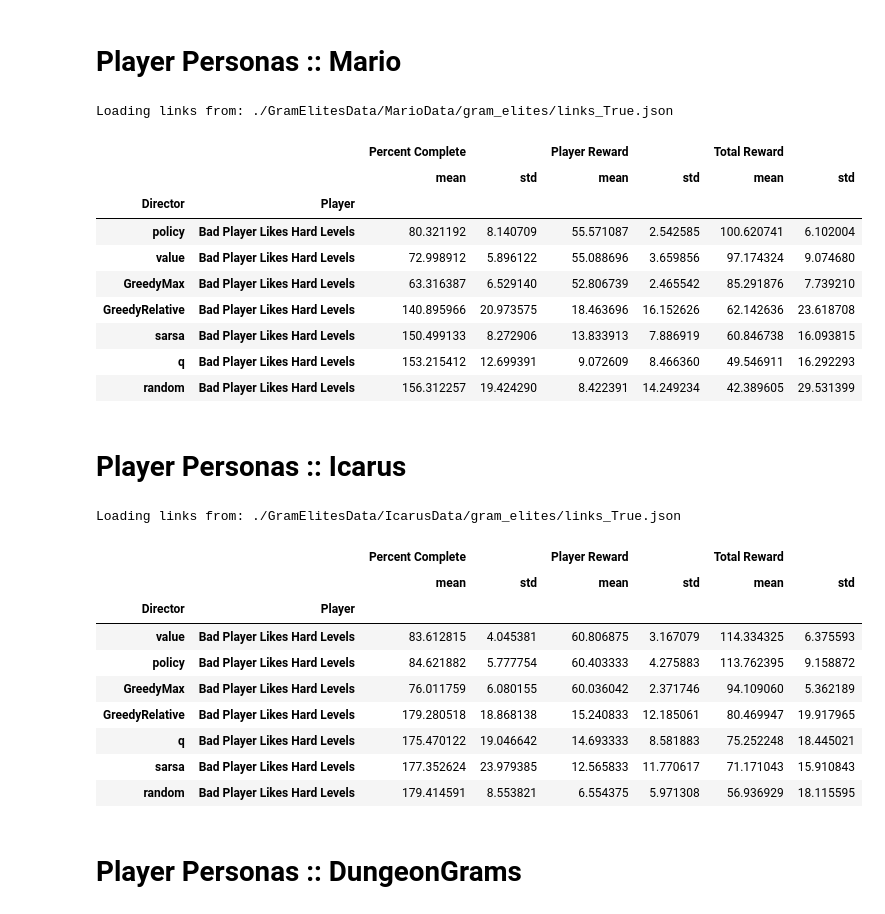
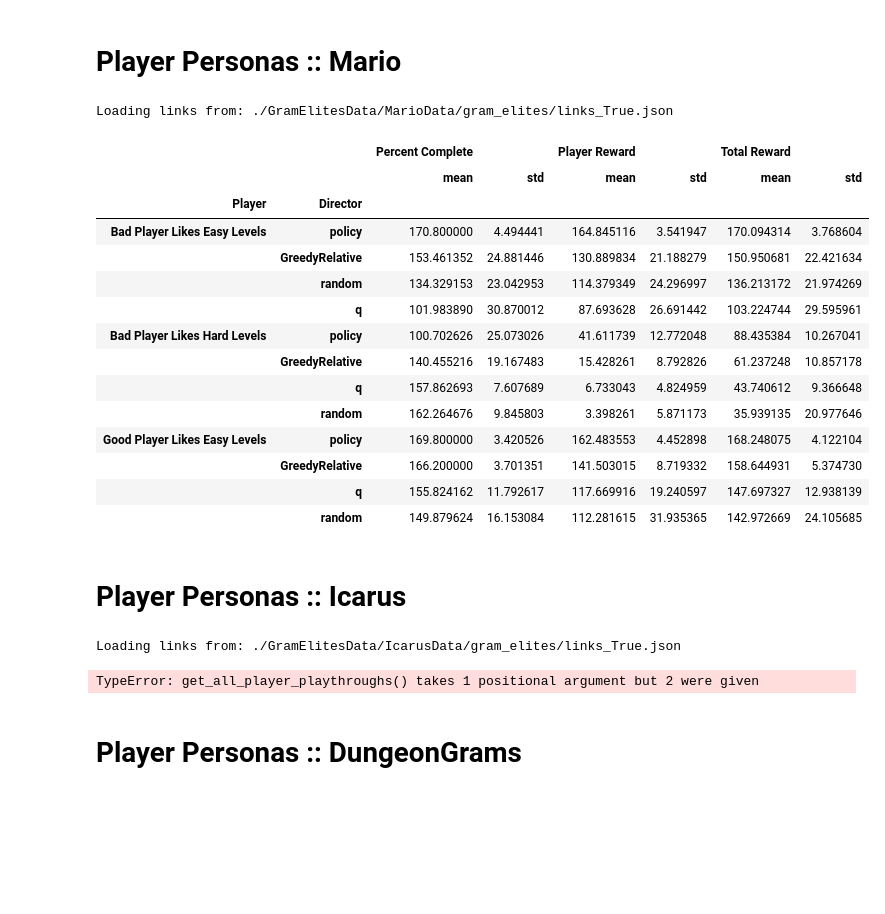
Before and after one commit to crowdgames/mdp-level-assembly, a Jupyter notebook: Analysis.ipynb, the cells around one changed output. Saved outputs shown, nothing was run; the diff lists cells and outputs as text; code cells hidden in the pictures; blank space fills up the shorter version.

Commit message:
two new palyer types, a better table for in the notebook, and cleaned up some files that are no longer used

```diff
--- a/Analysis.ipynb
+++ b/Analysis.ipynb
@@ -170,13 +147,22 @@ plot_reward_over_time(playthroughs)
 # %% [markdown]
 # Player Personas
+# %%
+def get_all_player_playthroughs(config):
+    playthroughs = []
+    for path in glob(join(config.BASE_DIR, 'player_*')):
+        path_split = path.split('/')[-1].split('_')
+        player = path_split[1]
+        director = path_split[-1].split('.')[0]
+
+        with open(path, 'r') as f:
+            playthroughs.append((player, director, load(f)))
+
+    return playthroughs
 # %%
 def get_df(playthroughs):
     data = []
     labels = ['Director', 'Player', 'Percent Complete', 'Player Reward', 'Total Reward']
-    for name, run_data in playthroughs:
-        director_name = name.split('.')[0].split('_')[-1]
-        player_name = name.split('_')[1]
-
+    for player, director, run_data in playthroughs:
         for run in run_data:
             run_percent_complete = 0
             run_player_reward = 0
@@ -189,57 +175,54 @@ def get_df(playthroughs):
                     run_total_reward += total_reward
 
             data.append((
-                director_name,
-                player_name,
+                director,
+                player,
                 run_percent_complete,
                 run_player_reward,
                 run_total_reward))
 
     return pd.DataFrame(data, columns=labels)\
-        .groupby(['Director', 'Player']).agg(['mean', 'std']) \
-        .sort_values(by=('Total Reward', 'mean'), ascending=False)
+        .groupby(['Player', 'Director']).agg(['mean', 'std']) \
+        .sort_values(by=('Total Reward', 'mean'), ascending=False) \
+        .sort_values(by=('Player'))
 # %% [markdown]
 # Player Personas :: Mario
 # %%
 config = Mario
 graph = Utility.get_graph(config, True)
-playthroughs = get_player_playthroughs(config, 'Bad Player Likes Hard Levels')
-df = get_df(playthroughs)
-mario_player_persona_table = df.to_latex() # store in case we want it
+player_playthroughs = get_all_player_playthroughs(config)
+df = get_df(player_playthroughs)
+# mario_player_persona_table = df.to_latex() # store in case we want it
 df
 # %% [output]
 Loading links from: ./GramElitesData/MarioData/gram_elites/links_True.json
 |  |  | Percent Complete |  | Player Reward |  | Total Reward |  |
 |  |  | mean | std | mean | std | mean | std |
-| Director | Player |  |  |  |  |  |  |
-| policy | Bad Player Likes Hard Levels | 80.321192 | 8.140709 | 55.571087 | 2.542585 | 100.620741 | 6.102004 |
-| value | Bad Player Likes Hard Levels | 72.998912 | 5.896122 | 55.088696 | 3.659856 | 97.174324 | 9.074680 |
-| GreedyMax | Bad Player Likes Hard Levels | 63.316387 | 6.529140 | 52.806739 | 2.465542 | 85.291876 | 7.739210 |
-| GreedyRelative | Bad Player Likes Hard Levels | 140.895966 | 20.973575 | 18.463696 | 16.152626 | 62.142636 | 23.618708 |
-| sarsa | Bad Player Likes Hard Levels | 150.499133 | 8.272906 | 13.833913 | 7.886919 | 60.846738 | 16.093815 |
-| q | Bad Player Likes Hard Levels | 153.215412 | 12.699391 | 9.072609 | 8.466360 | 49.546911 | 16.292293 |
-| random | Bad Player Likes Hard Levels | 156.312257 | 19.424290 | 8.422391 | 14.249234 | 42.389605 | 29.531399 |
+| Player | Director |  |  |  |  |  |  |
+| Bad Player Likes Easy Levels | policy | 170.800000 | 4.494441 | 164.845116 | 3.541947 | 170.094314 | 3.768604 |
+|  | GreedyRelative | 153.461352 | 24.881446 | 130.889834 | 21.188279 | 150.950681 | 22.421634 |
+|  | random | 134.329153 | 23.042953 | 114.379349 | 24.296997 | 136.213172 | 21.974269 |
+|  | q | 101.983890 | 30.870012 | 87.693628 | 26.691442 | 103.224744 | 29.595961 |
+| Bad Player Likes Hard Levels | policy | 100.702626 | 25.073026 | 41.611739 | 12.772048 | 88.435384 | 10.267041 |
+|  | GreedyRelative | 140.455216 | 19.167483 | 15.428261 | 8.792826 | 61.237248 | 10.857178 |
+|  | q | 157.862693 | 7.607689 | 6.733043 | 4.824959 | 43.740612 | 9.366648 |
+|  | random | 162.264676 | 9.845803 | 3.398261 | 5.871173 | 35.939135 | 20.977646 |
+| Good Player Likes Easy Levels | policy | 169.800000 | 3.420526 | 162.483553 | 4.452898 | 168.248075 | 4.122104 |
+|  | GreedyRelative | 166.200000 | 3.701351 | 141.503015 | 8.719332 | 158.644931 | 5.374730 |
+|  | q | 155.824162 | 11.792617 | 117.669916 | 19.240597 | 147.697327 | 12.938139 |
+|  | random | 149.879624 | 16.153084 | 112.281615 | 31.935365 | 142.972669 | 24.105685 |
 # %% [markdown]
 # Player Personas :: Icarus
 # %%
 config = Icarus
 graph = Utility.get_graph(config, True)
-playthroughs = get_player_playthroughs(config, 'Bad Player Likes Hard Levels')
+playthroughs = get_all_player_playthroughs(config, 'Bad Player Likes Hard Levels')
 df = get_df(playthroughs)
 icarus_player_persona_table = df.to_latex() # store in case we want it
 df
 # %% [output]
 Loading links from: ./GramElitesData/IcarusData/gram_elites/links_True.json
-|  |  | Percent Complete |  | Player Reward |  | Total Reward |  |
-|  |  | mean | std | mean | std | mean | std |
-| Director | Player |  |  |  |  |  |  |
-| value | Bad Player Likes Hard Levels | 83.612815 | 4.045381 | 60.806875 | 3.167079 | 114.334325 | 6.375593 |
-| policy | Bad Player Likes Hard Levels | 84.621882 | 5.777754 | 60.403333 | 4.275883 | 113.762395 | 9.158872 |
-| GreedyMax | Bad Player Likes Hard Levels | 76.011759 | 6.080155 | 60.036042 | 2.371746 | 94.109060 | 5.362189 |
-| GreedyRelative | Bad Player Likes Hard Levels | 179.280518 | 18.868138 | 15.240833 | 12.185061 | 80.469947 | 19.917965 |
-| q | Bad Player Likes Hard Levels | 175.470122 | 19.046642 | 14.693333 | 8.581883 | 75.252248 | 18.445021 |
-| sarsa | Bad Player Likes Hard Levels | 177.352624 | 23.979385 | 12.565833 | 11.770617 | 71.171043 | 15.910843 |
-| random | Bad Player Likes Hard Levels | 179.414591 | 8.553821 | 6.554375 | 5.971308 | 56.936929 | 18.115595 |
+TypeError: get_all_player_playthroughs() takes 1 positional argument but 2 were given
 # %% [markdown]
 # Player Personas :: DungeonGrams
 # %%
```
Also changed, not shown: parts of 8 cells of this notebook, 12 other files.
